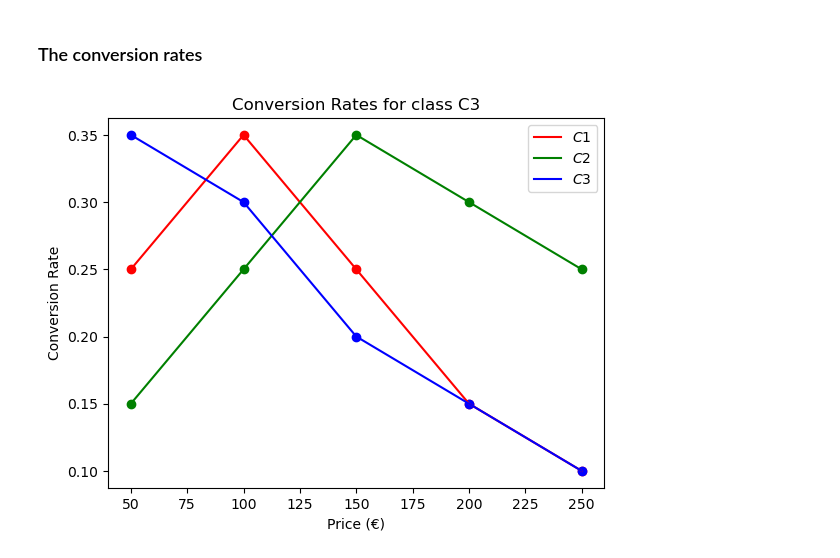
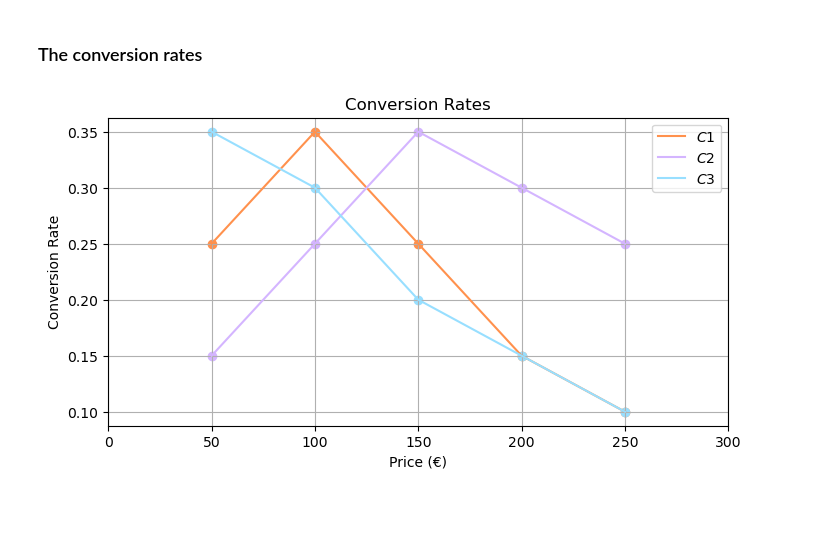
Before and after one commit to MatteoPancini/Online-Pricing-and-Advertising-Optimization-Project, a Jupyter notebook: Project-Pricing-Advertising-2022-2023/Overview.ipynb, the cells around one changed output. Saved outputs shown, nothing was run; the diff lists cells and outputs as text; code cells hidden in the pictures; blank space fills up the shorter version.

```diff
--- a/Project-Pricing-Advertising-2022-2023/Overview.ipynb
+++ b/Project-Pricing-Advertising-2022-2023/Overview.ipynb
@@ -78,17 +84,21 @@ plt.show()
 # %%
 from utils.parameters import prices, classes
 # %%
-colors = ['r', 'g', 'b']
+colors = ['#ff914d', '#d4b5ff', '#98dfff']
 
+
+plt.figure(figsize=(8, 4))
 for class_index in range(len(classes)):
     conv_prob = classes[class_index].get_conversion_probabilities()
     smooth = interp1d(prices, conv_prob, kind='cubic')
     plt.plot(prices, smooth(prices), color=colors[class_index], label=f'$C{class_index + 1}$')
     plt.scatter(prices, conv_prob, color=colors[class_index])
-    plt.title("Conversion Rates for class " + classes[class_index].name)
-    plt.xlabel("Price (€)")
-    plt.ylabel("Conversion Rate")
-    plt.legend()
+plt.title("Conversion Rates")
+plt.xlabel("Price (€)")
+plt.grid()
+plt.ylabel("Conversion Rate")
+plt.legend()
+plt.xlim(0, 300)
 plt.show()
 # %% [output]
-[figure, old version]
+[figure, new version]
```
Also changed, not shown: parts of 2 cells of this notebook.
